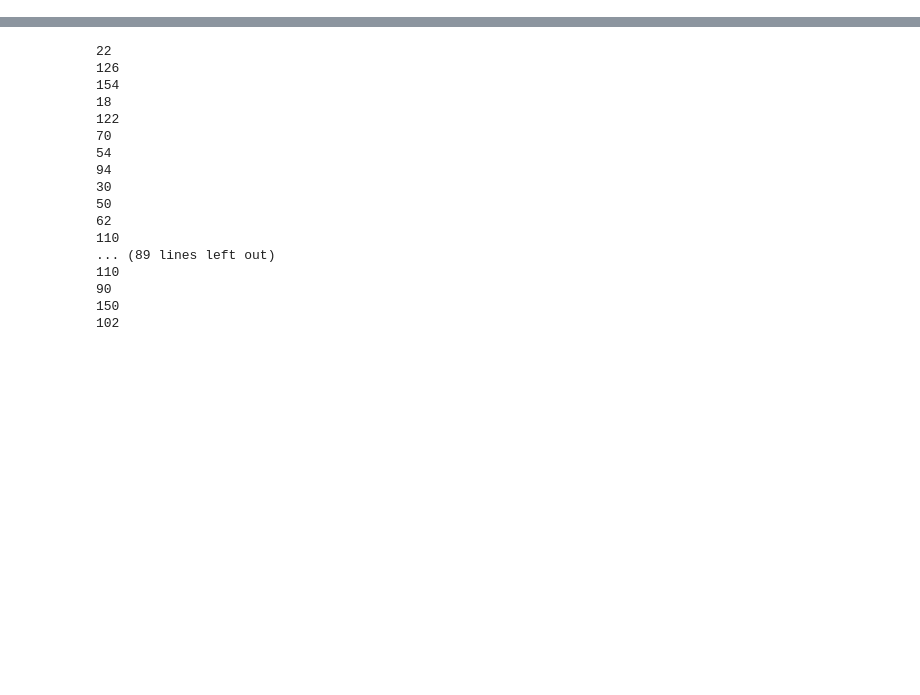
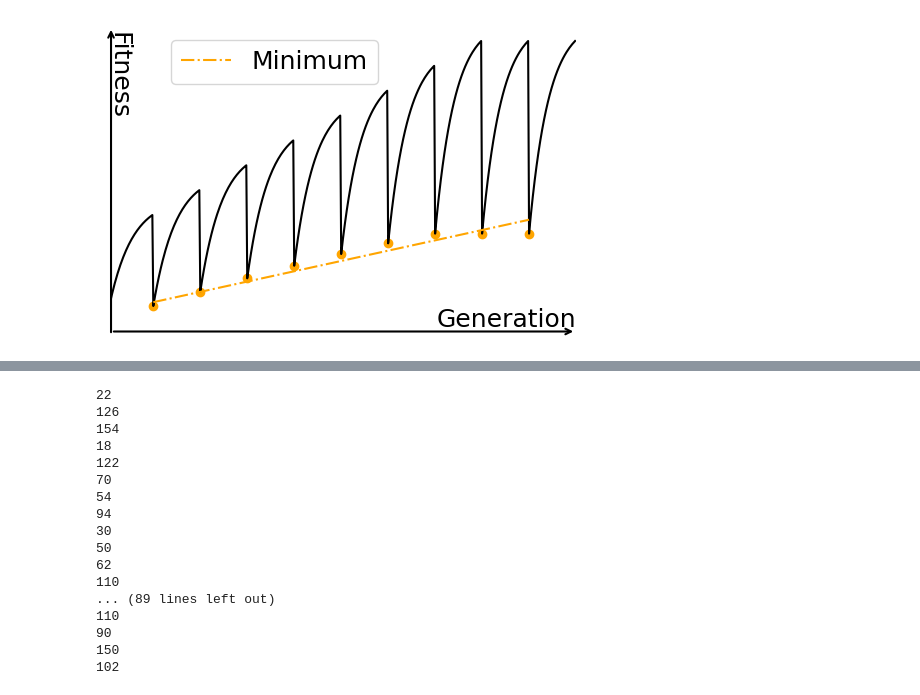
Before and after one commit to Cpetak/CA_GRN2, a Jupyter notebook: evolvability_measure.ipynb, the cells around one changed output, grey strips where cells are left out. Cells and saved outputs as stored; diff of their text form; code cells hidden in the pictures; blank space fills up the shorter version.

```diff
--- a/evolvability_measure.ipynb
+++ b/evolvability_measure.ipynb
@@ -84,0 +72,92 @@ plt.show()
+# %%
+import math
+T = 0.8
+s0 = 0.5
+k0 = 0.4
+sl = 5
+dd=[0] + [4.7]*100
+x=np.arange(0,50,0.1)
+ys=[]
+count = 0
+xs = []
+for i in x:
+    if i % sl == 0:
+       #y = 0.7
+       #print(i)
+       count=count+1
+       #count=count/1.01
+    if count <= 7:
+        s=s0-0.01*count
+        k=k0+0.01*count
+        y = T-(T-s)*math.e**(-k*(i-5*count))
+        y = y + 0.5*count
+    else:
+        s=s0-0.01*8
+        k=k0+0.01*8
+        y = T-(T-s)*math.e**(-k*(i-5*count))
+        y = y + 0.5*8
+
+    ys.append(y)
+
+
+def rescale(values, new_min=0.2, new_max=1.0):
+    old_min = min(values)
+    old_max = max(values)
+    return [
+        new_min + (v - old_min) * (new_max - new_min) / (old_max - old_min)
+        for v in values
+    ]
+
+fig = plt.figure(figsize=(6,4))
+
+ys=rescale(ys)
+plt.plot(x,ys, color="black")
+plt.scatter(x[::50], ys[::50], color = "orange")
+#plt.axhline(1)
+plt.xlim(0.5,50)
+#plt.xticks(ticks=[10, 20, 30, 40, 50], labels=["600", "1200", "1800", "2400", "3000"])
+#plt.xlabel("Generations")
+#plt.ylabel("Fitness")
+#plt.gca().spines["top"].set_visible(False)
+#plt.gca().spines["right"].set_visible(False)
+
+
+m, b = np.polyfit(x[::50], ys[::50], 1)
+best_fit = m * x[::50] + b
+
+x_fit = np.linspace(x[::50][1], x[::50].max(), 100)
+y_fit = m * x_fit + b
+
+plt.plot(x_fit, y_fit, color='orange', linestyle="-.", label="Minimum")
+print(m)
+plt.legend(loc="upper right", bbox_to_anchor=(0.6, 1), fontsize=18)
+
+# Get the current axis
+ax = plt.gca()
+
+# Remove standard spines
+for spine in ['top', 'right', 'left', 'bottom']:
+    ax.spines[spine].set_visible(False)
+
+# Remove ticks
+plt.xticks([])
+plt.yticks([])
+
+# Draw x and y arrows
+# x-axis arrow
+plt.annotate('', xy=(1, 0.17), xytext=(0, 0.17),
+             xycoords=('axes fraction', 'data'), textcoords=('axes fraction', 'data'),
+             arrowprops=dict(arrowstyle='->', linewidth=1.5, color='black'))
+
+# y-axis arrow
+plt.annotate('', xy=(0.5, 1), xytext=(0.5, 0),
+             xycoords=('data', 'axes fraction'), textcoords=('data', 'axes fraction'),
+             arrowprops=dict(arrowstyle='->', linewidth=1.5, color='black'))
+
+plt.text(0.7, 0.05, 'Generation', transform=ax.transAxes,
+         ha='left', va='center', fontsize=18)
+
+# Add custom "y" label
+plt.text(0.015, 0.7, 'Fitness', transform=ax.transAxes,
+         ha='center', va='bottom', fontsize=18, rotation=90+180)
+# %% [output]
@@ -84,0 +166 @@ plt.show()
+[figure, added]
```
Also changed, not shown: parts of 9 cells of this notebook, 4 other files.
